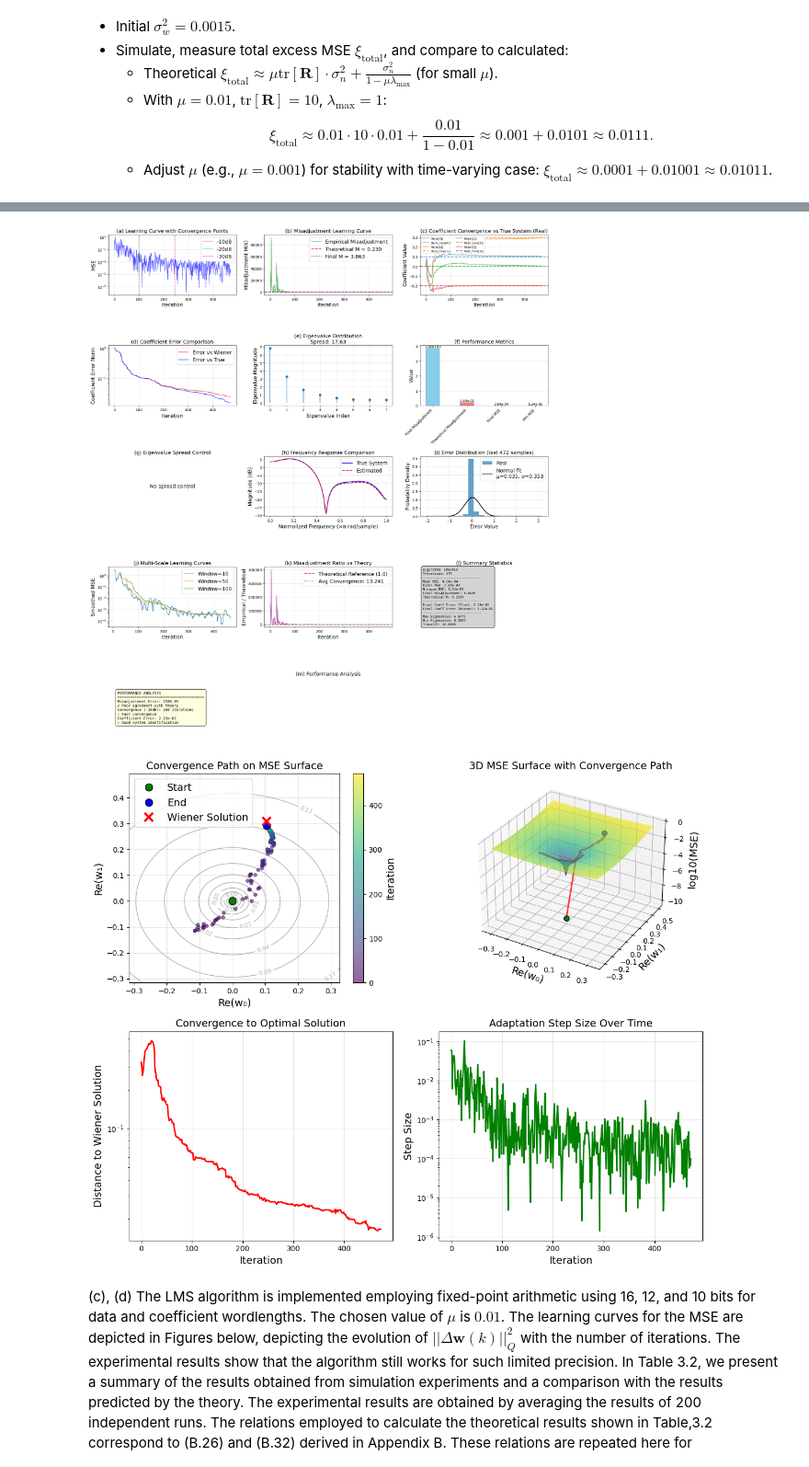
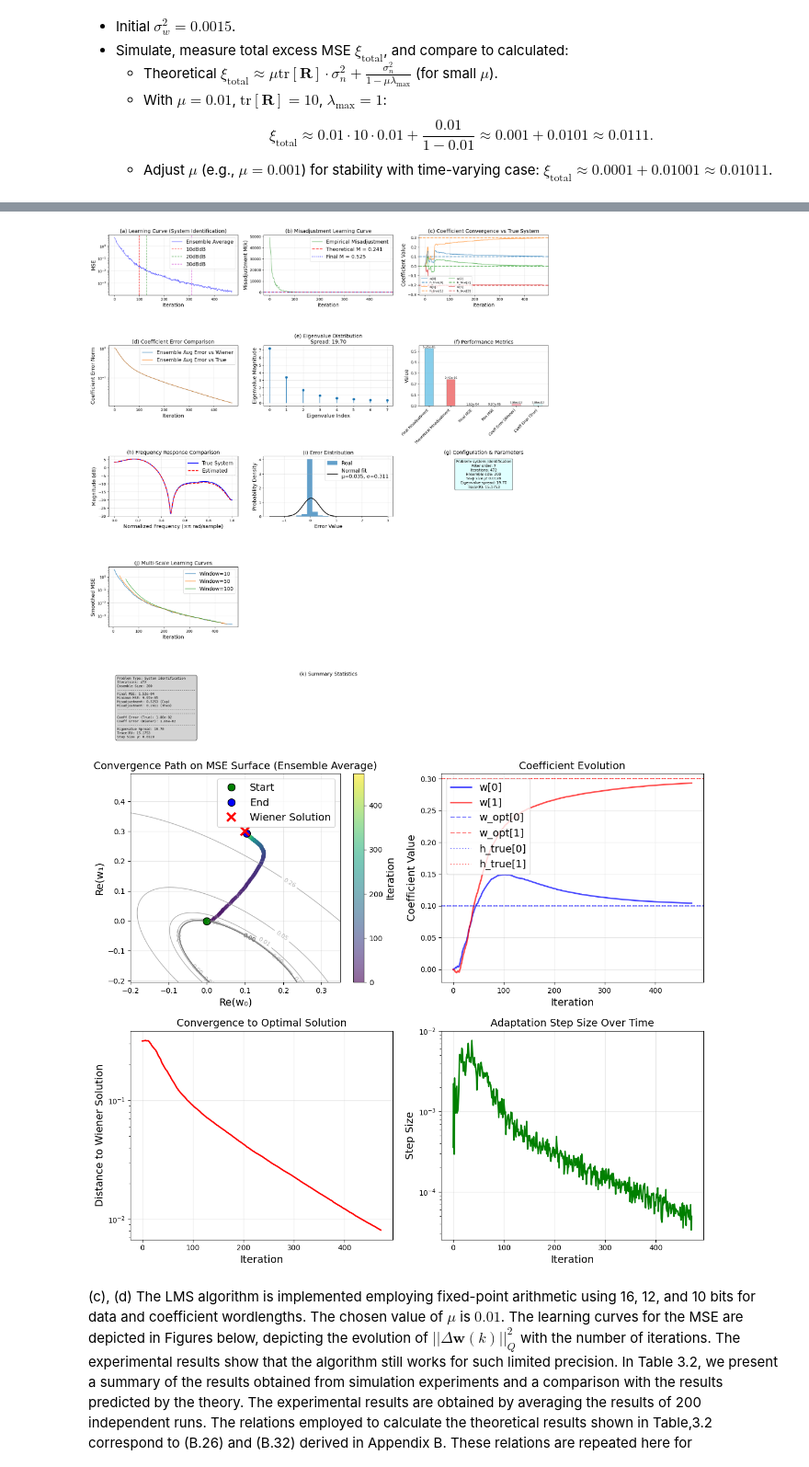
Before and after one commit to murumura/adsp, a Jupyter notebook: Chap3.ipynb, the cells around one changed output, grey strips where cells are left out. Shown at 92% size. Saved outputs shown, nothing was run; the diff lists cells and outputs as text; code cells hidden in the pictures.

```diff
--- a/Chap3.ipynb
+++ b/Chap3.ipynb
@@ -20,7 +20,7 @@ from pathlib import Path
 IMAGES_PATH = Path() / "images" / "lms"
 IMAGES_PATH.mkdir(parents=True, exist_ok=True)
 
-def save_fig(fig_id, tight_layout=True, fig_extension="png", resolution=300):
+def save_fig(fig_id, tight_layout=True, fig_extension="png", resolution=450):
     path = IMAGES_PATH / f"{fig_id}.{fig_extension}"
     if tight_layout:
         plt.tight_layout()
@@ -587,6 +566,6 @@ def calculate_theoretical_misadjustment(mu, R) -> float:
 # %%
 # Fixed JAX-compatible signal generation function
-def gen_d_x_example3_6_2(n_samples: int, a: float, key: jax.random.PRNGKey, sigma_x2: float = 1, sigma_n2: float = 1e-4):
+def gen_d_x_example3_6_2_a(n_samples: int, a: float, key: jax.random.PRNGKey, sigma_x2: float = 1, sigma_n2: float = 1e-4):
     """Create x via AR(1) with pole a, produce desired d = h_true * x + measurement noise."""
     key, subkey1, subkey2 = jax.random.split(key, 3)
     h_true = jnp.array([0.1, 0.3, 0.0, -0.2, -0.4, -0.7, -0.4, -0.2], dtype=jnp.float64)
@@ -610,7 +589,7 @@ def gen_d_x_example3_6_2(n_samples: int, a: float, key: jax.random.PRNGKey, sigm
     # Filter with plant h_true (FIR)
     d = jnp.convolve(x, h_true, mode='full')[:len(x)]
 
-    # Generate measurement noise (keep this for min MSE calculation)
+    # Generate measurement noise (return this for min MSE calculation)
     measurement_noise = jax.random.normal(subkey2, d.shape) * jnp.sqrt(sigma_n2)
 
     # Add measurement noise
@@ -621,16 +600,17 @@ def gen_d_x_example3_6_2(n_samples: int, a: float, key: jax.random.PRNGKey, sigm
     return h_true, x[start:start+n_samples], d[start:start+n_samples], measurement_noise[start:start+n_samples]
 
 # Example 3.6 signal generator with spread control
-def create_example3_6_2a_generator(target_spread: float = 1.0, sigma_x2:float = 1.0, sigma_n2: float = 1e-4):
+def create_example3_6_2_a_generator(target_spread: float = 1.0, sigma_x2:float = 1.0, sigma_n2: float = 1e-4):
     """Create signal generator for Example 3.6 with specific eigenvalue spread"""
     def generator(n_samples: int, key: jax.random.PRNGKey):
         # Find AR(1) pole for target spread
         a = jaxfilter.find_ar1_pole_for_spread_theoretical(target_spread, 8)  # 8-tap system
-        return gen_d_x_example3_6_2(n_samples, a, key, sigma_x2=sigma_x2, sigma_n2=sigma_n2)
+        return gen_d_x_example3_6_2_a(n_samples, a, key, sigma_x2=sigma_x2, sigma_n2=sigma_n2)
     return generator
 
 # Parameters
-n_iters   = 472
+n_ensemble  = 200
+n_samples   = 472
 h_true = jnp.array([0.1, 0.3, 0.0, -0.2, -0.4, -0.7, -0.4, -0.2], dtype=float)
 filter_order = len(h_true) - 1
 mu     = 0.0128
@@ -638,17 +618,21 @@ sigma_n2 = 1e-4
 sigma_x2 = 1.0
 target_spread=20
 lms = jaxfilter.LMS(mu=mu, filter_order=filter_order)
-results = {}
+
 # For part (a) - different spreads
 #for spread in [1.0, 20.0, 80.0]:
-gen_signals_fn = create_example3_6_2a_generator(
+gen_signals_fn = create_example3_6_2_a_generator(
     target_spread=target_spread,
     sigma_x2=sigma_x2,
     sigma_n2=sigma_n2
 )
-sysid = jaxfilter.SystemIdentification(lms, gen_signals_fn)
-w_hist, e_hist, metrics, _ = sysid.run(n_samples=n_iters)
-trR = metrics['trace_R']
+sysid = jaxfilter.SystemIdentification(
+    lms,
+    gen_signals_fn,
+    n_ensemble = n_ensemble
+)
+w_hist, e_hist, metrics, meansured_noise = sysid.run(n_samples=n_samples)
+
 R = metrics["R"]
 # Add debugging to check your parameters
 print(f"Step size (μ): {mu}")
@@ -658,13 +642,13 @@ print(f"Stability check - μ * N * σ_x²: {mu * len(h_true) * sigma_x2}")
 print(f"Should be < 1 for convergence: {mu * len(h_true) * sigma_x2 < 1}")
 
 N = filter_order  # This should be 8
-misadjustment_theory = calculate_theoretical_misadjustment(mu = mu, R=R)
 print("=== Example 3.6.2 Sytem Identification (a,b) ===")
 print(f"Wiener solution: {metrics['wiener_solution']}")
 print(f"Final coefficients: {metrics['final_coeff']}")
 print(f"Final MSE: {metrics['final_mse']:.6f}")
 print(f"Min MSE: {metrics['min_mse']:.6f}")
 print(f"Misadjustment(Experiment): {metrics['misadjustment']:.6f}")
+misadjustment_theory = metrics['misadjustment_theoretical']
 print(f"Misadjustment(Theory) {misadjustment_theory}")
 print(f"Final coeff error: {metrics['final_coeff_error']:.6f}")
 
@@ -697,5 +681,5 @@ Average step size: 0.002647
-[figure, old version]
+[figure, new version]
-[figure, old version]
+[figure, new version]
 # %% [markdown]
 (c), (d) The LMS algorithm is implemented employing fixed-point arithmetic using 16, 12, and 10 bits for data and coefficient wordlengths. The chosen value of $\mu$ is $0.01$. The learning curves for the MSE are depicted in Figures below, depicting the evolution of $||\Delta\mathbf{w}(k)||_Q^2$ with the number of iterations. The experimental results show that the algorithm still works for such limited precision. In Table 3.2, we present a summary of the results obtained from simulation experiments and a comparison with the results predicted by the theory. The experimental results are obtained by averaging the results of 200 independent runs. The relations employed to calculate the theoretical results shown in Table\,3.2 correspond to (B.26) and (B.32) derived in Appendix B. These relations are repeated here for convenience:
 $$
```
Also changed, not shown: parts of 15 cells of this notebook, 13 other files.
